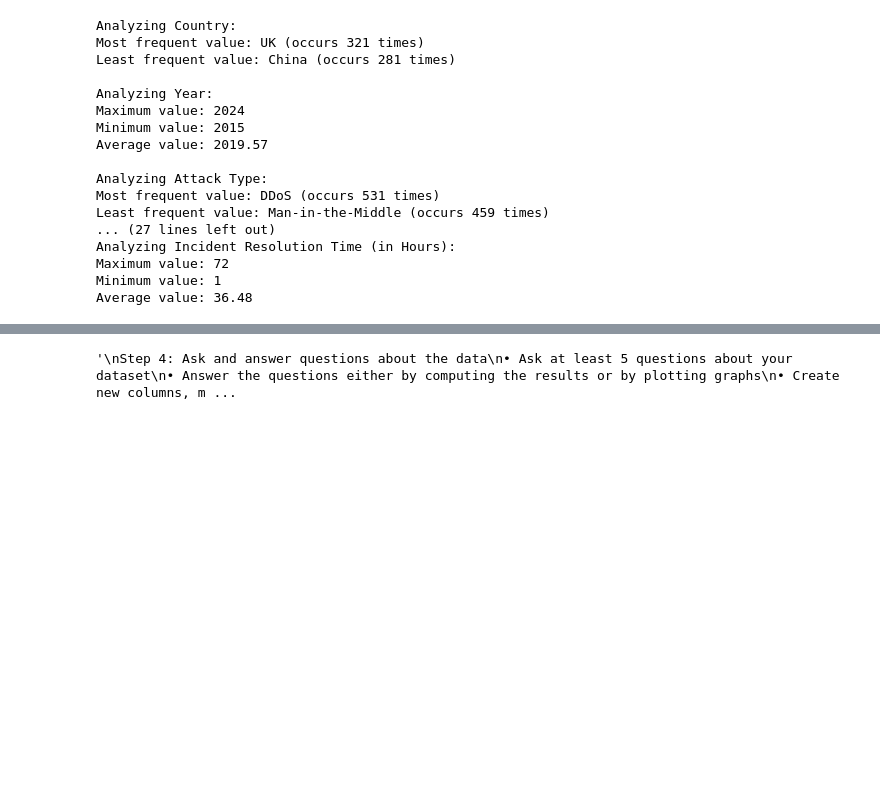
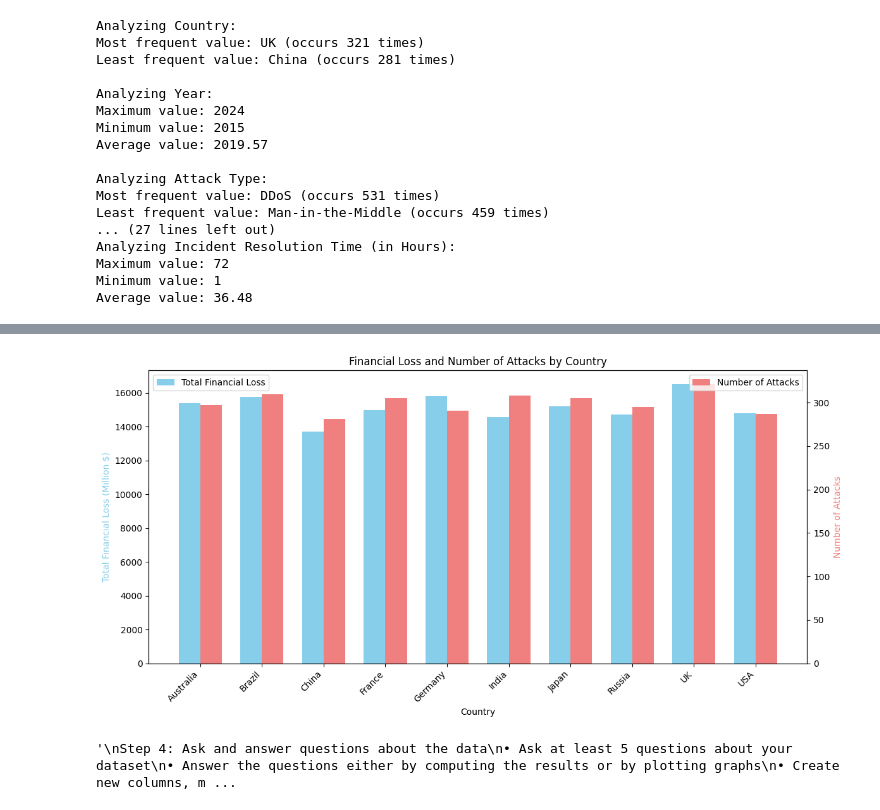
Before and after one commit to soObeibei/CPME255-CyberSecurity, a Jupyter notebook: project.ipynb, the cells around one changed output, grey strips where cells are left out. Cells and saved outputs as stored; diff of their text form; code cells hidden in the pictures; blank space fills up the shorter version.

```diff
--- a/project.ipynb
+++ b/project.ipynb
@@ -347,4 +342,43 @@ plt.show()
 [figure]
+# %%
+# Analyze attacks and losses by country
+country_stats = df.groupby('Country').agg({
+    'Financial Loss (in Million $)': 'sum',
+    'Attack Type': 'count'
+}).reset_index()
+
+country_stats.columns = ['Country', 'Total Financial Loss', 'Number of Attacks']
+
+# Create figure with two y-axes
+fig, ax1 = plt.subplots(figsize=(12,6))
+ax2 = ax1.twinx()
+
+# Plot bars
+x = np.arange(len(country_stats))
+bar_width = 0.35
+
+bars1 = ax1.bar(x - bar_width/2, country_stats['Total Financial Loss'],
+                bar_width, label='Total Financial Loss', color='skyblue')
+bars2 = ax2.bar(x + bar_width/2, country_stats['Number of Attacks'],
+                bar_width, label='Number of Attacks', color='lightcoral')
+
+# Customize axes
+ax1.set_xlabel('Country')
+ax1.set_ylabel('Total Financial Loss (Million $)', color='skyblue')
+ax2.set_ylabel('Number of Attacks', color='lightcoral')
+
+ax1.set_xticks(x)
+ax1.set_xticklabels(country_stats['Country'], rotation=45, ha='right')
+
+# Add legends
+ax1.legend(loc='upper left')
+ax2.legend(loc='upper right')
+
+plt.title('Financial Loss and Number of Attacks by Country')
+plt.tight_layout()
+plt.show()
+# %% [output]
+[figure, added]
 # %%
 '''
 Step 4: Ask and answer questions about the data
```
Also changed, not shown: parts of 8 cells of this notebook.
